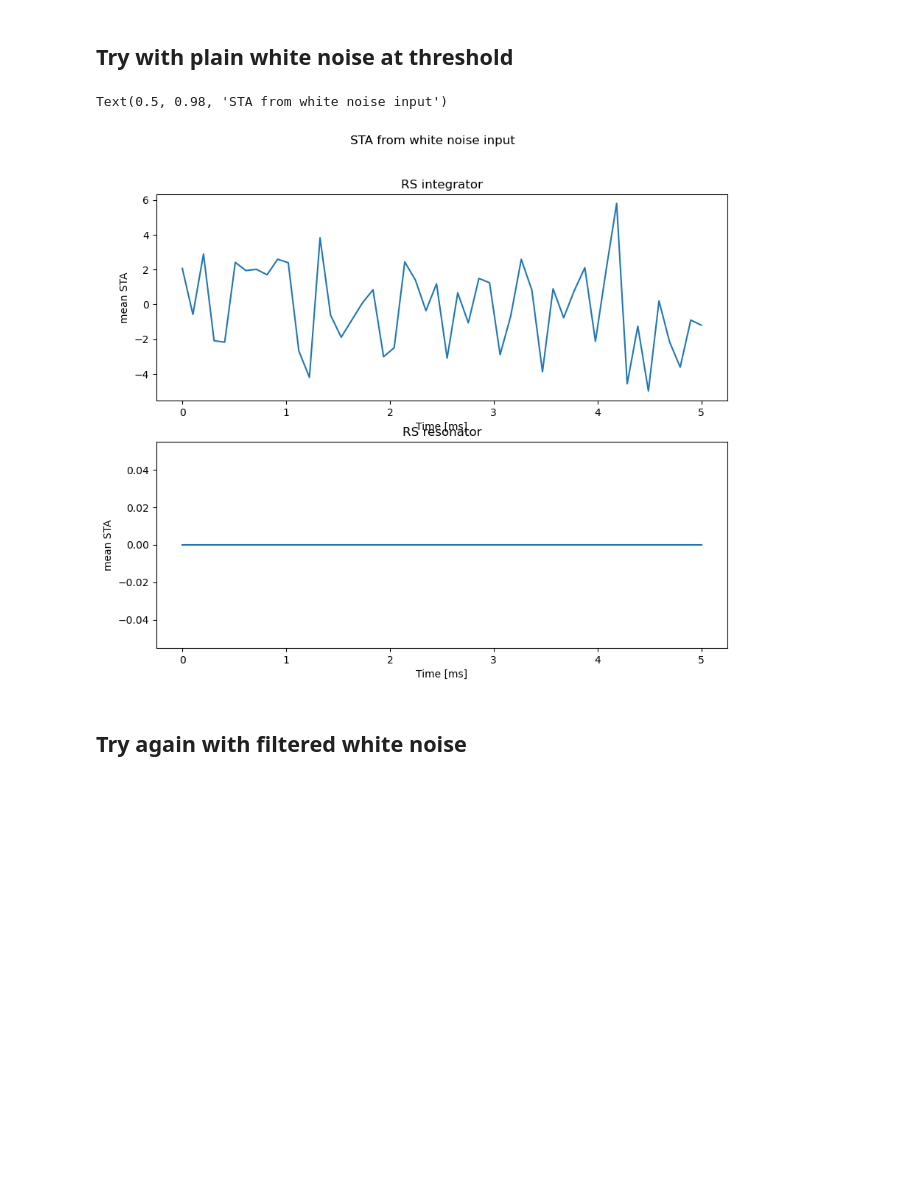
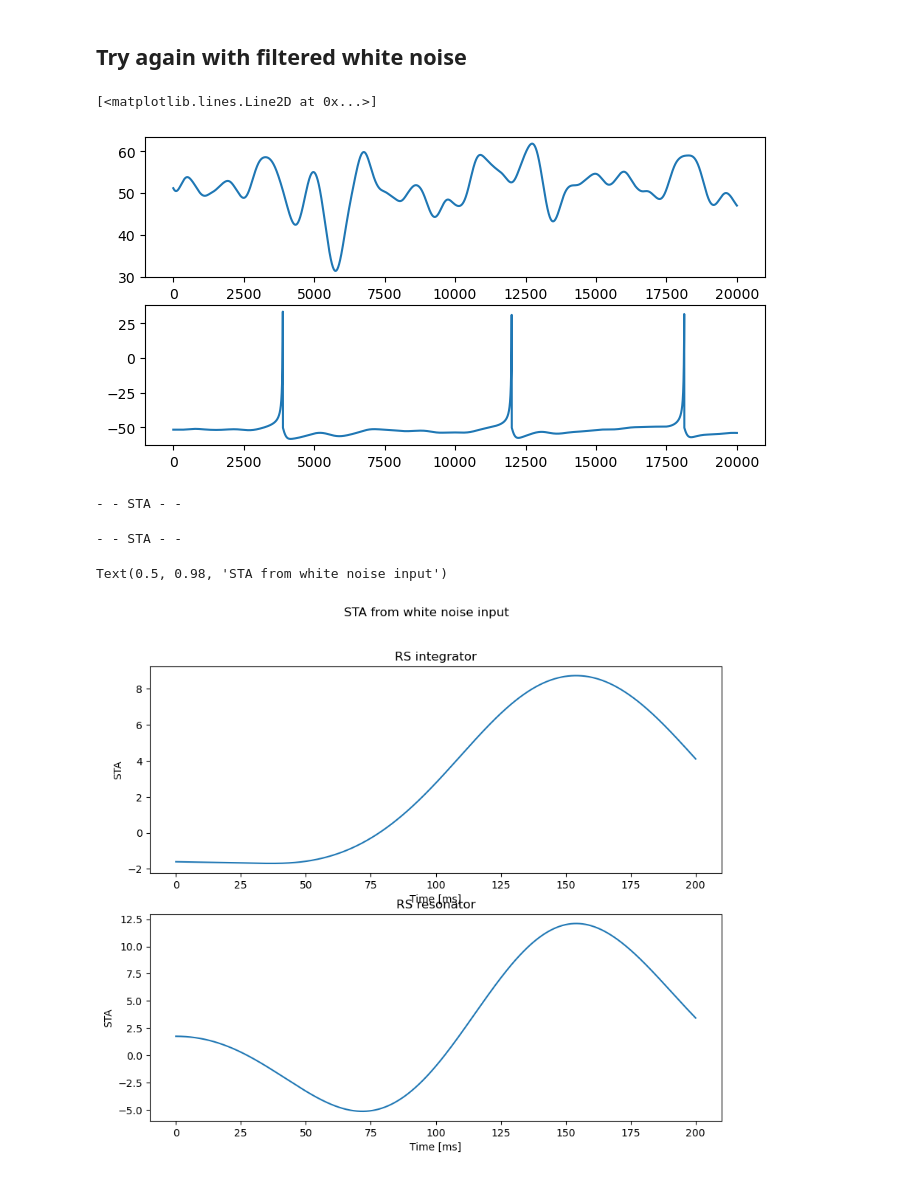
Before and after one commit to liammcs10/AQUA_project, a Jupyter notebook: bursting/test_STA.ipynb, the cells around one changed output. Cells and saved outputs as stored; diff of their text form; code cells hidden in the pictures; blank space fills up the shorter version.

```diff
--- a/bursting/test_STA.ipynb
+++ b/bursting/test_STA.ipynb
@@ -27,2 +26,0 @@ Will test the STA protocol on filtered white noise injected into the RS_int and
-# %% [markdown]
-## Try with plain white noise at threshold
@@ -77,28 +27,3 @@ X_res, T, spikes_res = batch_res.update_batch(dt, N_iter, I_res)
-# %%
-# calculate the STA and plot
-window = 50
-STA_int = STA(spikes_int, I_int, dt, window = window)
-STA_res = STA(spikes_res, I_res, dt, window = window)
-
-fig, ax = plt.subplots(2, 1, figsize = (10, 8))
-
-time = np.linspace(0, dt*window, window)
-
-ax[0].plot(time, np.mean(STA_int, axis = 0))
-ax[1].plot(time, np.mean(STA_res, axis = 0))
-
-ax[0].set_xlabel('Time [ms]')
-ax[0].set_ylabel('mean STA')
-ax[0].set_title('RS integrator')
-
-ax[1].set_xlabel('Time [ms]')
-ax[1].set_ylabel('mean STA')
-ax[1].set_title('RS resonator')
-
-fig.suptitle("STA from white noise input")
-# %% [output]
-Text(0.5, 0.98, 'STA from white noise input')
-[figure, removed]
 # %% [markdown]
 ## Try again with filtered white noise
 # %%
@@ -112,9 +37,9 @@ RS_res = {'name': 'RS_ref', 'C': 100, 'k': 0.7, 'v_r': -60, 'v_t': -40, 'v_peak'
 
 N_neurons = 50
 
-T = 2000    # ms
+T = 2    # ms
 dt = 0.1    # ms
-N_iter = int(T/dt)
+N_iter = int(1000.*T/dt)
 
 params_int = []
 params_res = []
@@ -127,11 +52,14 @@ for i in range(N_neurons):
 batch_int = batchAQUA(params_int)
 batch_res = batchAQUA(params_res)
 
+# get threshold and initialisation values
+threshold_int, steady_int = batch_int.get_threshold(idx = 0)
+threshold_res, steady_res = batch_res.get_threshold(idx = 0)
+
 #reuse threshold and steady-state from before
 x_start_int = np.full((N_neurons, 3), fill_value = steady_int)
 x_start_res = np.full((N_neurons, 3), fill_value = steady_res)
 t_start = np.zeros(N_neurons)
-
 
 # initialise
 batch_int.Initialise(x_start_int, t_start)
@@ -139,20 +67,30 @@ batch_res.Initialise(x_start_res, t_start)
 
 # create filtered white noise input
 noise_scale = 20    # amplitude
-f_cutoff = 30       # the cutoff frequency
-I_noise = [filtered_white_noise(T, dt, amplitude = noise_scale, cutoff = f_cutoff) for i in range(N_neurons)]
+f_cutoff = 8       # the cutoff frequency
+I_noise = np.array([filtered_white_noise_fast(T, dt, amplitude = noise_scale, cutoff = f_cutoff) for i in range(N_neurons)])
 
 #I_noise has mean 0 so we scale up to threshold
 I_int = threshold_int + I_noise
 I_res = threshold_res + I_noise
 
-
 # simulate each neuron with noise
 X_int, T, spikes_int = batch_int.update_batch(dt, N_iter, I_int)
 X_res, T, spikes_res = batch_res.update_batch(dt, N_iter, I_res)
+# %%
+
+fig, ax = plt.subplots(2, 1, figsize = (8, 4))
+idx = 15
+
+ax[0].plot(I_int[idx])
+
+ax[1].plot(X_int[idx, 0, :])
+# %% [output]
+[<matplotlib.lines.Line2D at 0x...>]
+[figure, added]
 # %%
 # calculate the STA and plot
-window = 50
+window = 2000
 STA_int = STA(spikes_int, I_int, dt, window = window)
 STA_res = STA(spikes_res, I_res, dt, window = window)
 
@@ -172,3 +110,8 @@ ax[1].set_ylabel('STA')
 ax[1].set_title('RS resonator')
 
 fig.suptitle("STA from white noise input")
+# %% [output]
+- - STA - -
+- - STA - -
+Text(0.5, 0.98, 'STA from white noise input')
+[figure, added]
```
Also changed, not shown: parts of 4 cells of this notebook, 15 other files.
